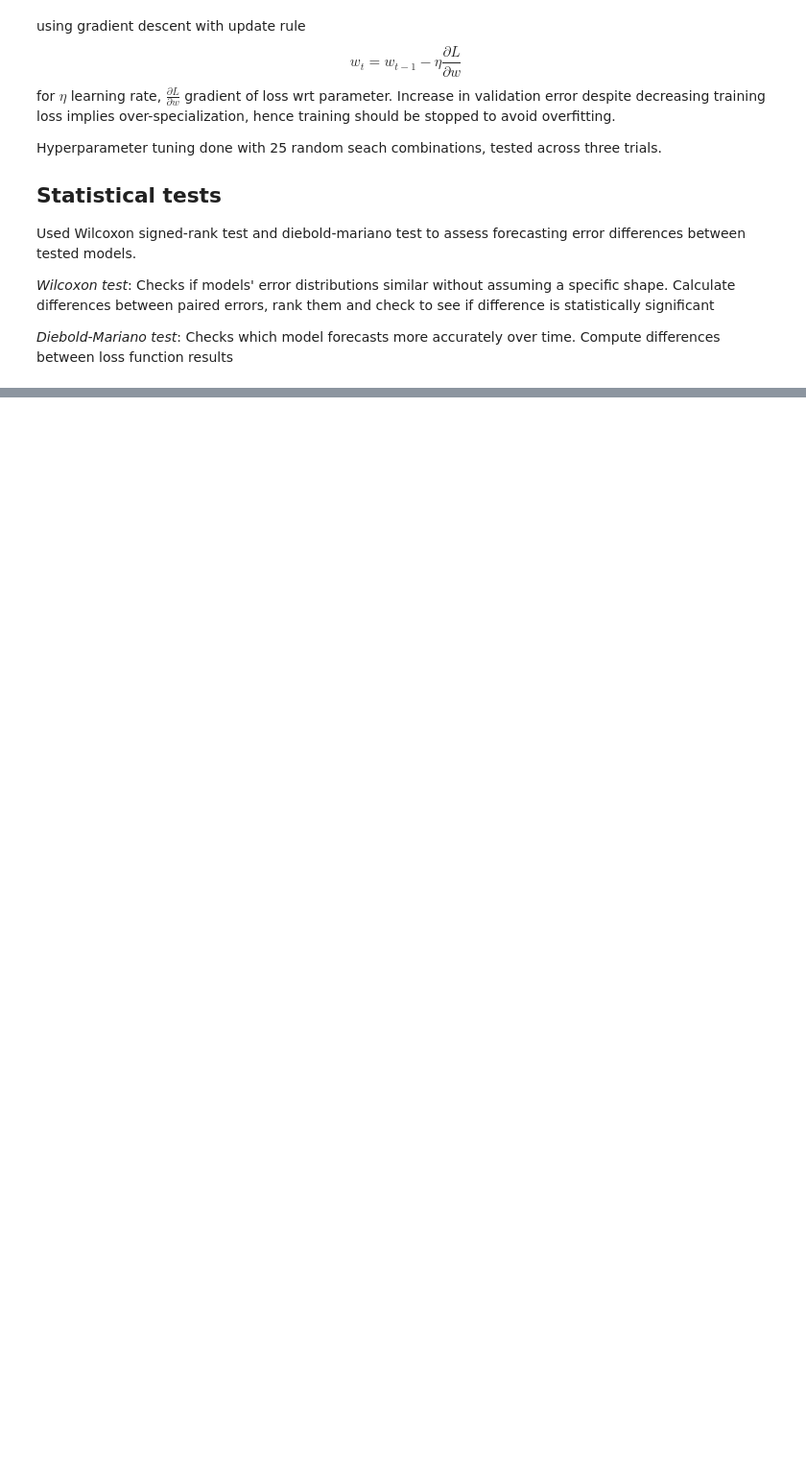
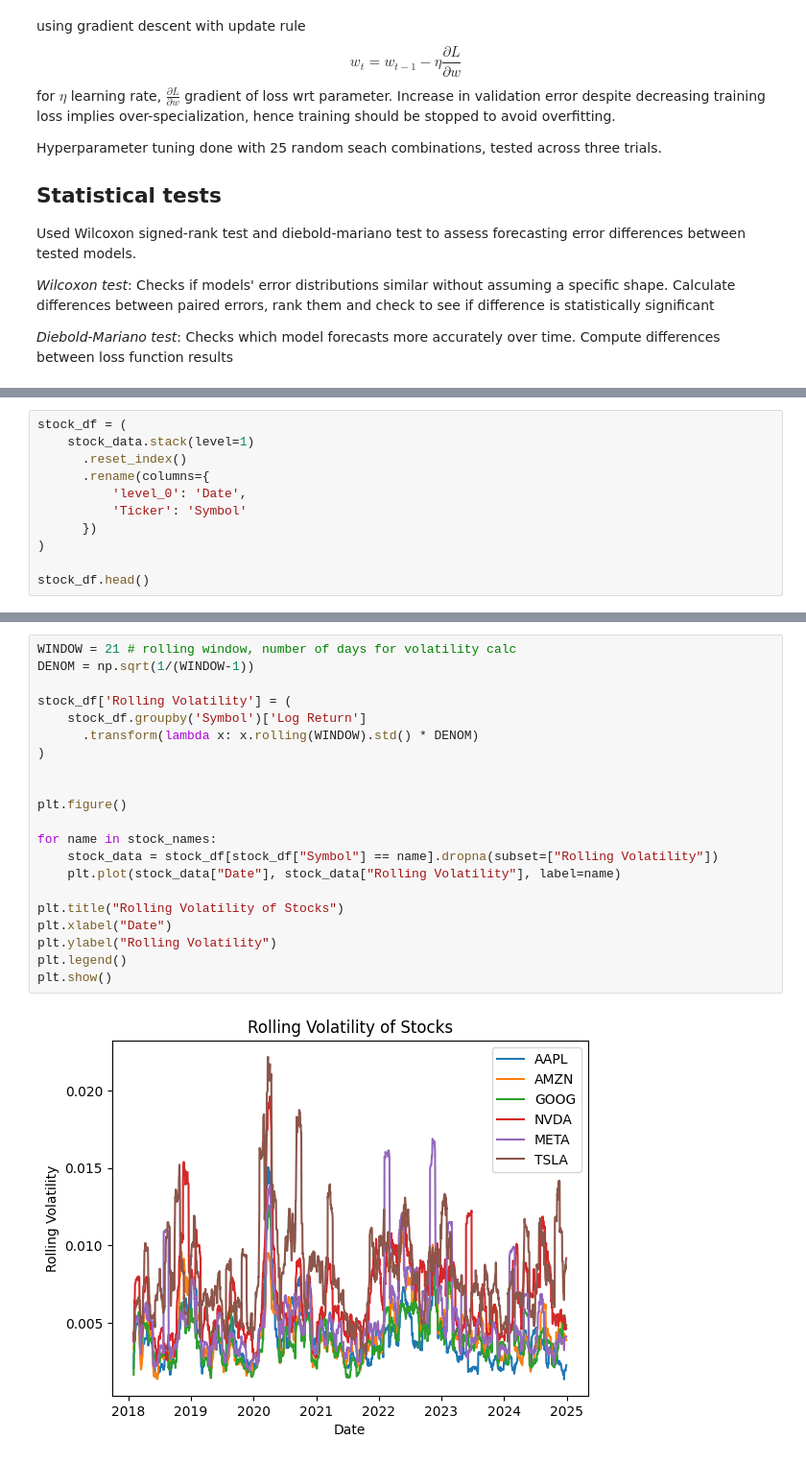
Before and after one commit to abkis/erdos-2026-volatility-models, a Jupyter notebook: notes/ML model/notes.ipynb, the cells around one changed output, grey strips where cells are left out. Shown at 96% size. Saved outputs shown, nothing was run; the diff lists cells and outputs as text; blank space fills up the shorter version.

```diff
--- a/notes/ML model/notes.ipynb
+++ b/notes/ML model/notes.ipynb
@@ -160,0 +214,11 @@ Used Wilcoxon signed-rank test and diebold-mariano test to assess forecasting er
+# %%
+stock_df = (
+    stock_data.stack(level=1)
+      .reset_index()
+      .rename(columns={
+          'level_0': 'Date',
+          'Ticker': 'Symbol'
+      })
+)
+
+stock_df.head()
@@ -160,0 +287,23 @@ Used Wilcoxon signed-rank test and diebold-mariano test to assess forecasting er
+# %%
+WINDOW = 21 # rolling window, number of days for volatility calc
+DENOM = np.sqrt(1/(WINDOW-1))
+
+stock_df['Rolling Volatility'] = (
+    stock_df.groupby('Symbol')['Log Return']
+      .transform(lambda x: x.rolling(WINDOW).std() * DENOM)
+)
+
+
+plt.figure()
+
+for name in stock_names:
+    stock_data = stock_df[stock_df["Symbol"] == name].dropna(subset=["Rolling Volatility"])
+    plt.plot(stock_data["Date"], stock_data["Rolling Volatility"], label=name)
+
+plt.title("Rolling Volatility of Stocks")
+plt.xlabel("Date")
+plt.ylabel("Rolling Volatility")
+plt.legend()
+plt.show()
+# %% [output]
+[figure, added]
```
Also changed, not shown: parts of 21 cells of this notebook.
